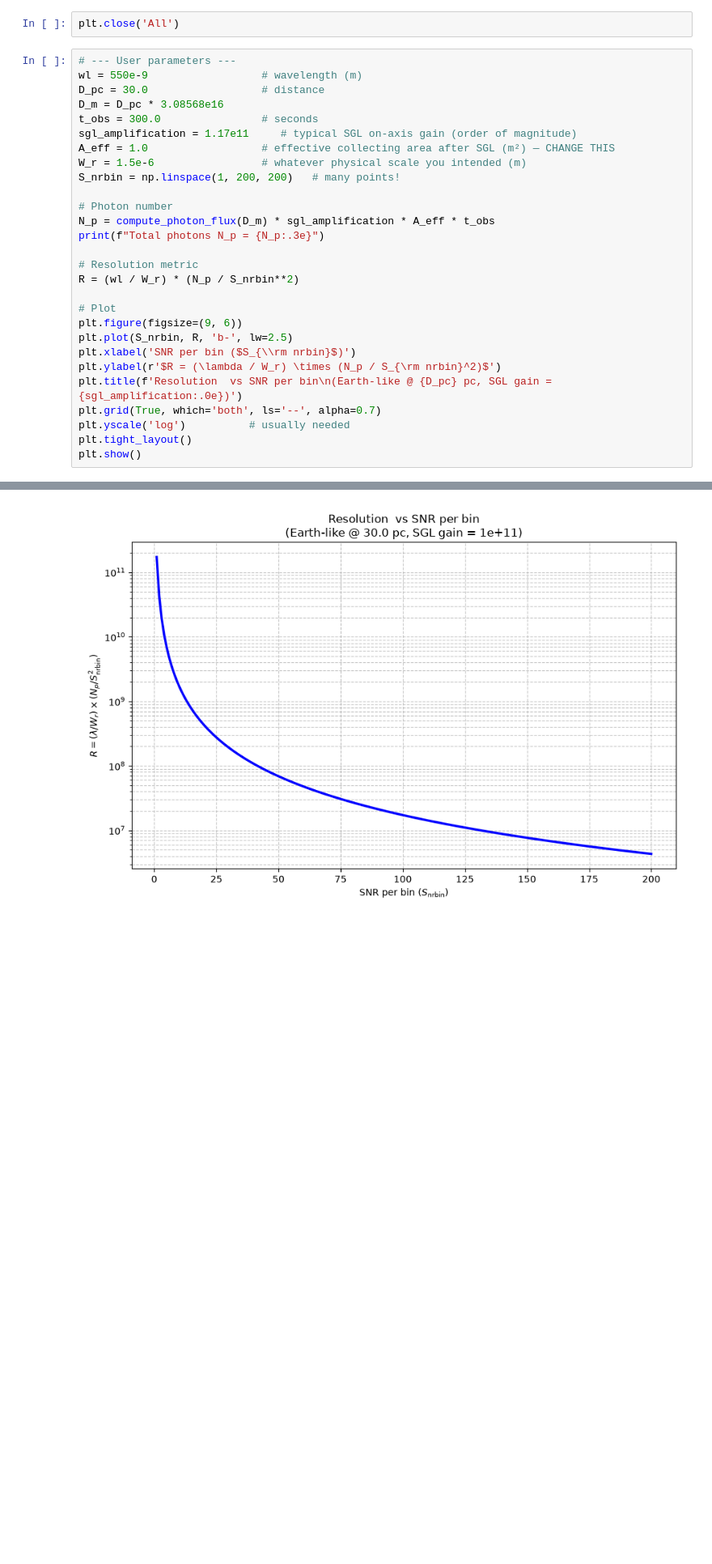
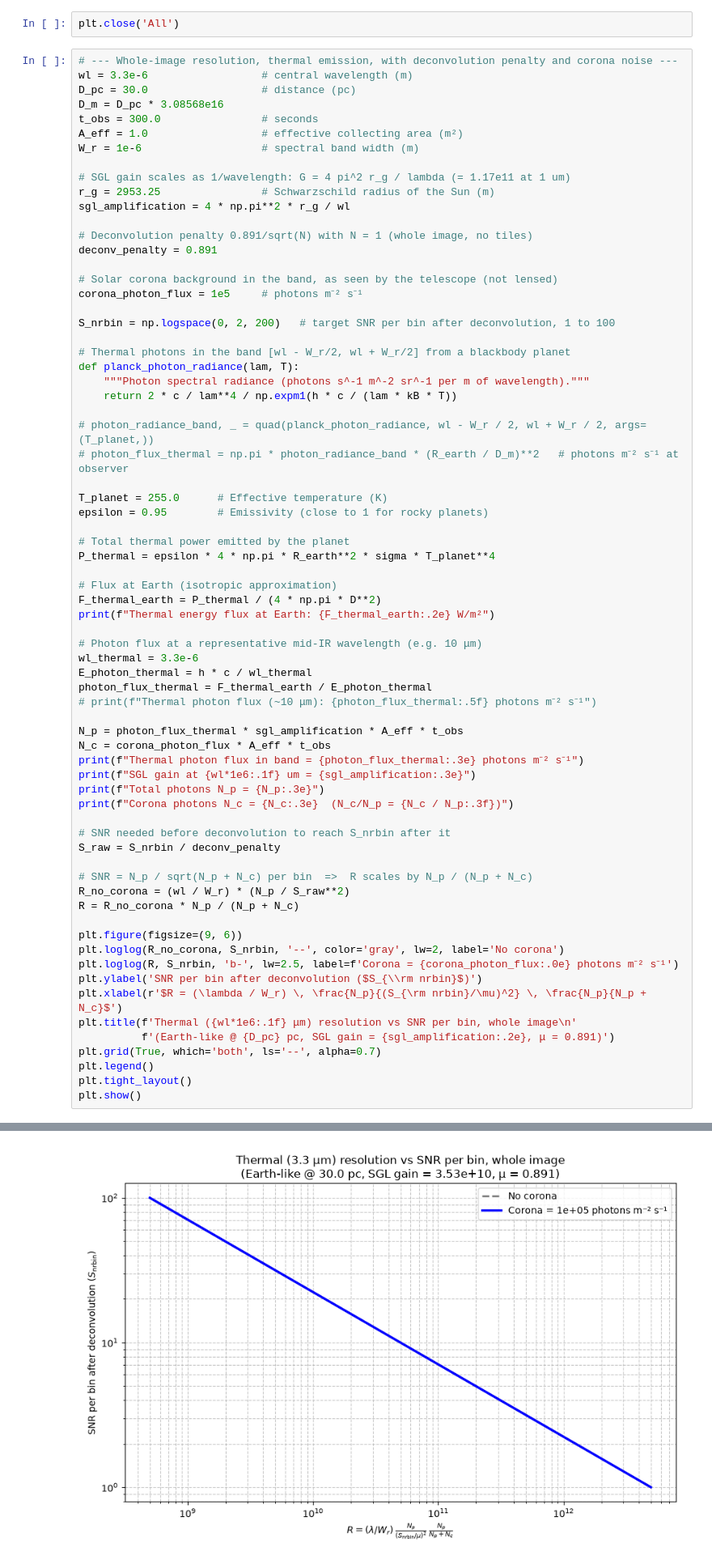
Before and after one commit to zanecollins/sgl_science_case, a Jupyter notebook: sgl_science_case/notebooks/photon_flux.ipynb, the cells around one changed output, grey strips where cells are left out. Shown at 81% size. Saved outputs shown, nothing was run; the diff lists cells and outputs as text; blank space fills up the shorter version.

Commit message:
Photometry and SNR-R analytic figures

```diff
--- a/sgl_science_case/notebooks/photon_flux.ipynb
+++ b/sgl_science_case/notebooks/photon_flux.ipynb
@@ -200,31 +200,73 @@ plt.show()
 # %%
 plt.close('All')
 # %%
-# --- User parameters ---
-wl = 550e-9                  # wavelength (m)
-D_pc = 30.0                  # distance
+# --- Whole-image resolution, thermal emission, with deconvolution penalty and corona noise ---
+wl = 3.3e-6                  # central wavelength (m)
+D_pc = 30.0                  # distance (pc)
 D_m = D_pc * 3.08568e16
 t_obs = 300.0                # seconds
-sgl_amplification = 1.17e11     # typical SGL on-axis gain (order of magnitude)
-A_eff = 1.0                  # effective collecting area after SGL (m²) — CHANGE THIS
-W_r = 1.5e-6                 # whatever physical scale you intended (m)
-S_nrbin = np.linspace(1, 200, 200)   # many points!
+A_eff = 1.0                  # effective collecting area (m²)
+W_r = 1e-6                   # spectral band width (m)
 
-# Photon number
-N_p = compute_photon_flux(D_m) * sgl_amplification * A_eff * t_obs
+# SGL gain scales as 1/wavelength: G = 4 pi^2 r_g / lambda (= 1.17e11 at 1 um)
+r_g = 2953.25                # Schwarzschild radius of the Sun (m)
+sgl_amplification = 4 * np.pi**2 * r_g / wl
+
+# Deconvolution penalty 0.891/sqrt(N) with N = 1 (whole image, no tiles)
+deconv_penalty = 0.891
+
+# Solar corona background in the band, as seen by the telescope (not lensed)
+corona_photon_flux = 1e5     # photons m⁻² s⁻¹
+
+S_nrbin = np.logspace(0, 2, 200)   # target SNR per bin after deconvolution, 1 to 100
+
+# Thermal photons in the band [wl - W_r/2, wl + W_r/2] from a blackbody planet
+def planck_photon_radiance(lam, T):
+    """Photon spectral radiance (photons s^-1 m^-2 sr^-1 per m of wavelength)."""
+    return 2 * c / lam**4 / np.expm1(h * c / (lam * kB * T))
+
+# photon_radiance_band, _ = quad(planck_photon_radiance, wl - W_r / 2, wl + W_r / 2, args=(T_planet,))
+# photon_flux_thermal = np.pi * photon_radiance_band * (R_earth / D_m)**2   # photons m⁻² s⁻¹ at observer
+
+T_planet = 255.0      # Effective temperature (K)
+epsilon = 0.95        # Emissivity (close to 1 for rocky planets)
+
+# Total thermal power emitted by the planet
+P_thermal = epsilon * 4 * np.pi * R_earth**2 * sigma * T_planet**4
+
+# Flux at Earth (isotropic approximation)
+F_thermal_earth = P_thermal / (4 * np.pi * D**2)
+print(f"Thermal energy flux at Earth: {F_thermal_earth:.2e} W/m²")
+
+# Photon flux at a representative mid-IR wavelength (e.g. 10 μm)
+wl_thermal = 3.3e-6
+E_photon_thermal = h * c / wl_thermal
+photon_flux_thermal = F_thermal_earth / E_photon_thermal
+# print(f"Thermal photon flux (~10 μm): {photon_flux_thermal:.5f} photons m⁻² s⁻¹")
+
+N_p = photon_flux_thermal * sgl_amplification * A_eff * t_obs
+N_c = corona_photon_flux * A_eff * t_obs
+print(f"Thermal photon flux in band = {photon_flux_thermal:.3e} photons m⁻² s⁻¹")
+print(f"SGL gain at {wl*1e6:.1f} um = {sgl_amplification:.3e}")
 print(f"Total photons N_p = {N_p:.3e}")
+print(f"Corona photons N_c = {N_c:.3e}  (N_c/N_p = {N_c / N_p:.3f})")
 
-# Resolution metric
-R = (wl / W_r) * (N_p / S_nrbin**2)
+# SNR needed before deconvolution to reach S_nrbin after it
+S_raw = S_nrbin / deconv_penalty
 
-# Plot
+# SNR = N_p / sqrt(N_p + N_c) per bin  =>  R scales by N_p / (N_p + N_c)
+R_no_corona = (wl / W_r) * (N_p / S_raw**2)
+R = R_no_corona * N_p / (N_p + N_c)
+
 plt.figure(figsize=(9, 6))
-plt.plot(S_nrbin, R, 'b-', lw=2.5)
-plt.xlabel('SNR per bin ($S_{\\rm nrbin}$)')
-plt.ylabel(r'$R = (\lambda / W_r) \times (N_p / S_{\rm nrbin}^2)$')
-plt.title(f'Resolution  vs SNR per bin\n(Earth-like @ {D_pc} pc, SGL gain = {sgl_amplification:.0e})')
+plt.loglog(R_no_corona, S_nrbin, '--', color='gray', lw=2, label='No corona')
+plt.loglog(R, S_nrbin, 'b-', lw=2.5, label=f'Corona = {corona_photon_flux:.0e} photons m⁻² s⁻¹')
+plt.ylabel('SNR per bin after deconvolution ($S_{\\rm nrbin}$)')
+plt.xlabel(r'$R = (\lambda / W_r) \, \frac{N_p}{(S_{\rm nrbin}/\mu)^2} \, \frac{N_p}{N_p + N_c}$')
+plt.title(f'Thermal ({wl*1e6:.1f} μm) resolution vs SNR per bin, whole image\n'
+          f'(Earth-like @ {D_pc} pc, SGL gain = {sgl_amplification:.2e}, μ = 0.891)')
 plt.grid(True, which='both', ls='--', alpha=0.7)
-plt.yscale('log')          # usually needed
+plt.legend()
 plt.tight_layout()
 plt.show()
 # %% [output]
@@ -232 +278 @@ Total photons N_p = 4.697e+11
-[figure, old version]
+[figure, new version]
```
Also changed, not shown: parts of 4 cells of this notebook.
